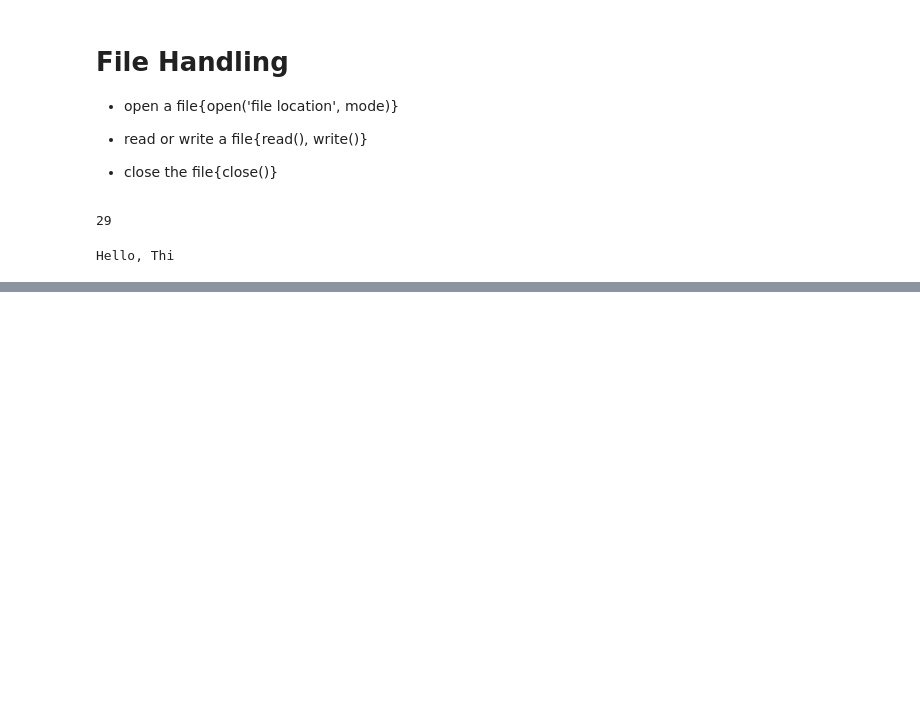
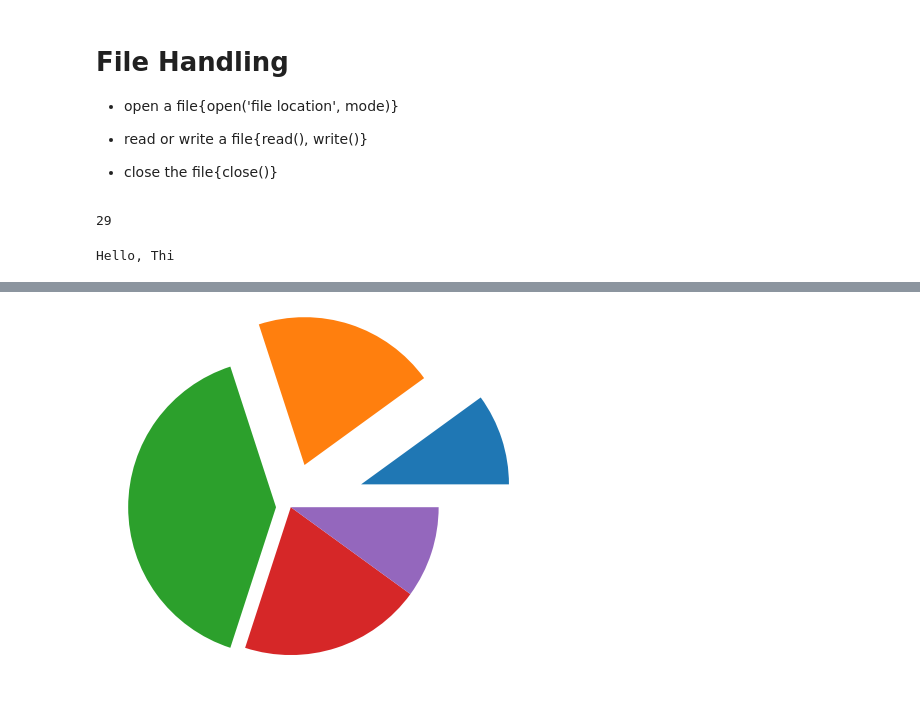
Before and after one commit to prachi91124/Python, a Jupyter notebook: 1.ipynb, the cells around one changed output, grey strips where cells are left out. Cells and saved outputs as stored; diff of their text form; code cells hidden in the pictures; blank space fills up the shorter version.

```diff
--- a/1.ipynb
+++ b/1.ipynb
@@ -768,0 +1077,6 @@ Hello, Thi
+# %%
+#Exploding or slicing
+plt.pie([10,20,40,20,10],explode=(0.5,0.3,0.1,0,0))
+plt.show()
+# %% [output]
+[figure, added]
```
Also changed, not shown: parts of 45 cells of this notebook, 3 other files.
